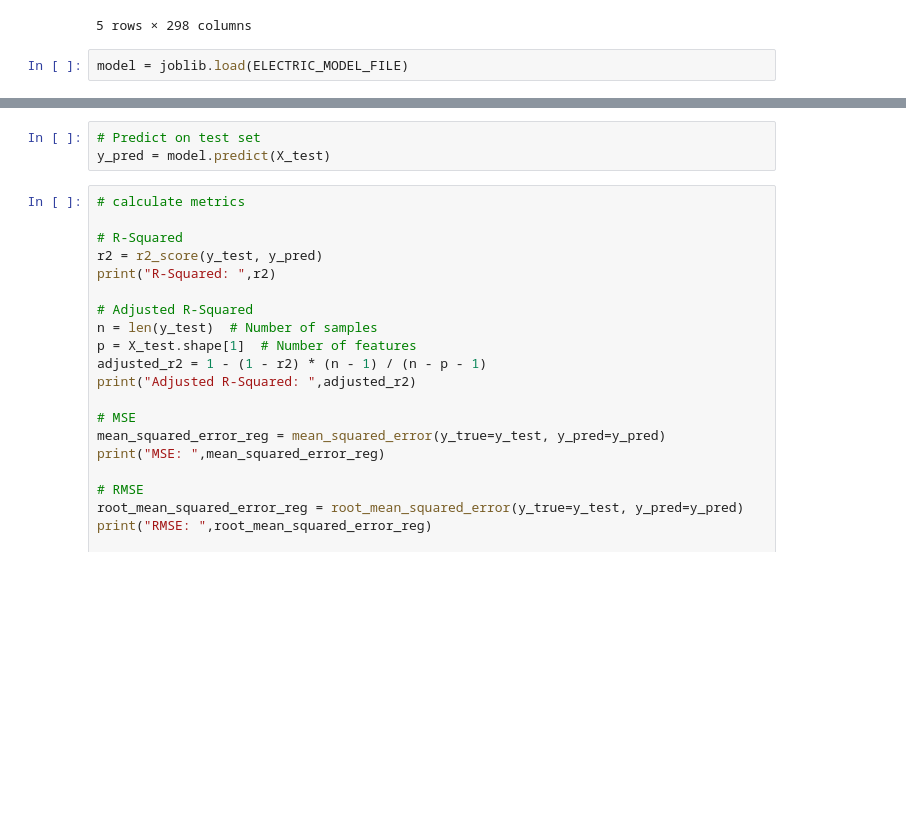
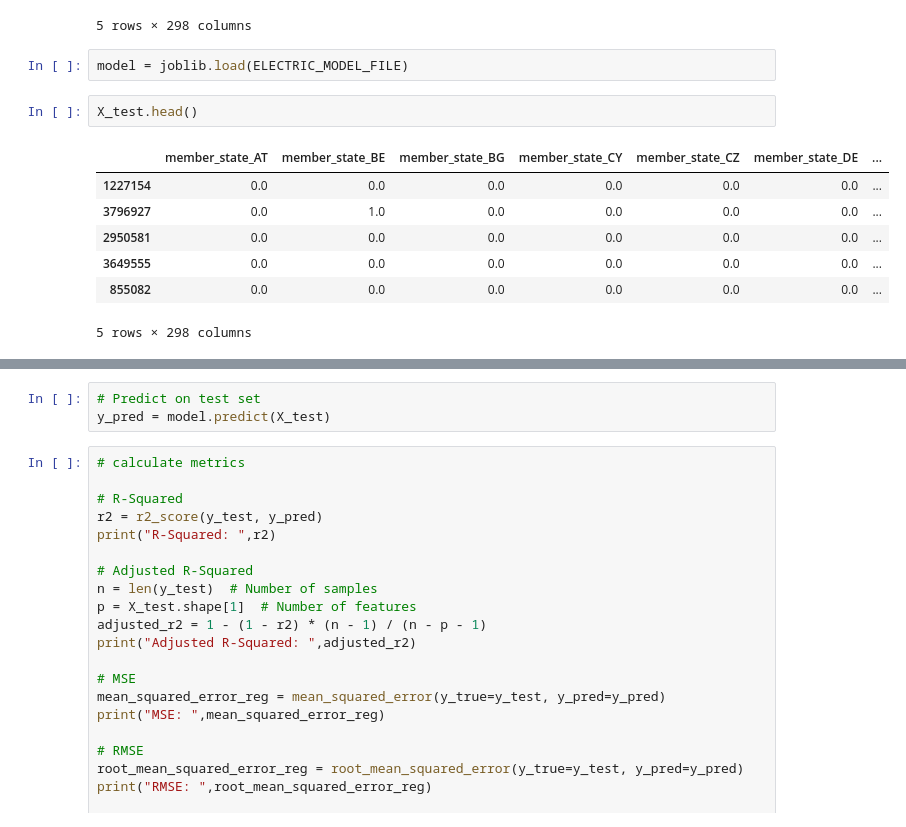
Before and after one commit to leonellb/car-co2-prediction, a Jupyter notebook: notebooks/app_emulation/2_3-electric-model-final-evaluation.ipynb, the cells around one changed output, grey strips where cells are left out. Cells and saved outputs as stored; diff of their text form; blank space fills up the shorter version.

```diff
--- a/notebooks/app_emulation/2_3-electric-model-final-evaluation.ipynb
+++ b/notebooks/app_emulation/2_3-electric-model-final-evaluation.ipynb
@@ -22,3 +22,13 @@ X_train.head()
 5 rows × 298 columns
 # %%
 model = joblib.load(ELECTRIC_MODEL_FILE)
+# %%
+X_test.head()
+# %% [output]
+|  | member_state_AT | member_state_BE | member_state_BG | member_state_CY | member_state_CZ | member_state_DE | ... |
+| 1227154 | 0.0 | 0.0 | 0.0 | 0.0 | 0.0 | 0.0 | ... |
+| 3796927 | 0.0 | 1.0 | 0.0 | 0.0 | 0.0 | 0.0 | ... |
+| 2950581 | 0.0 | 0.0 | 0.0 | 0.0 | 0.0 | 0.0 | ... |
+| 3649555 | 0.0 | 0.0 | 0.0 | 0.0 | 0.0 | 0.0 | ... |
+| 855082 | 0.0 | 0.0 | 0.0 | 0.0 | 0.0 | 0.0 | ... |
+5 rows × 298 columns
```
Also changed, not shown: parts of 1 cell of this notebook, 4 other files.
